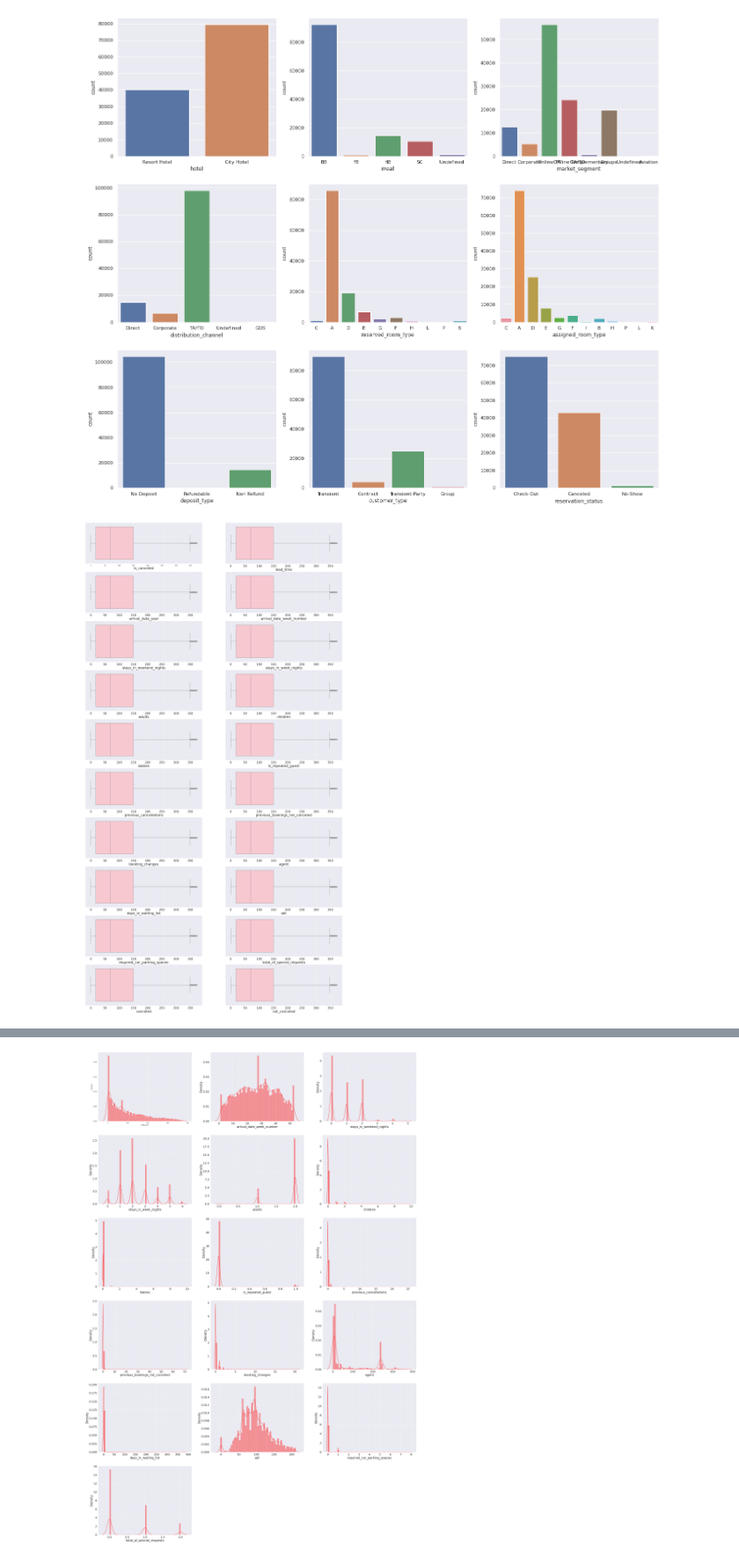
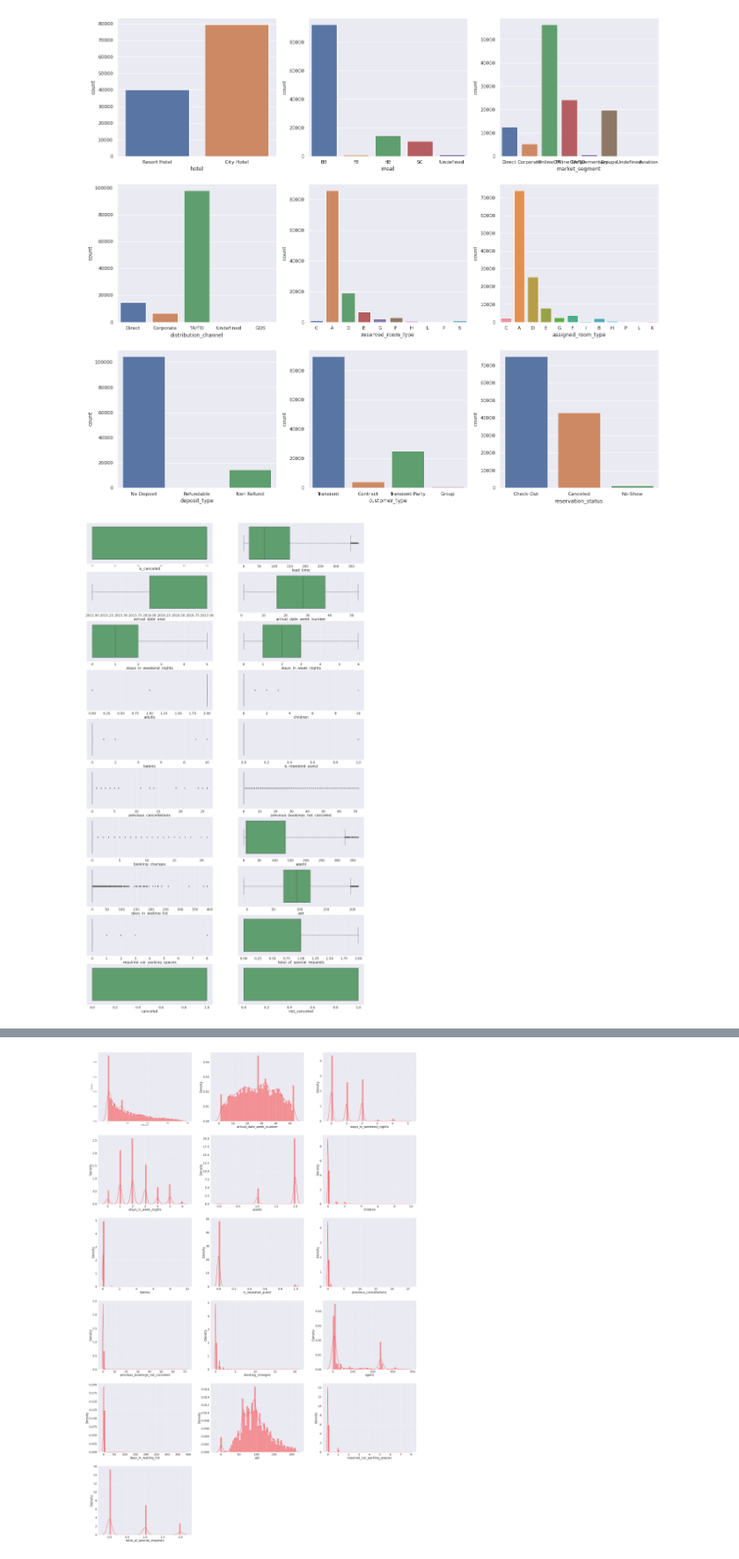
Before and after one commit to Sriharish19/EDA-Hotel-Booking-Capstone-Project-1, a Jupyter notebook: SH_Hotel_Booking_Capstone_Project.ipynb, the cells around one changed output, grey strips where cells are left out. Shown at 88% size. Drawn from its saved outputs; the diff is of its cells as text; code cells hidden in the pictures.

```diff
--- a/SH_Hotel_Booking_Capstone_Project.ipynb
+++ b/SH_Hotel_Booking_Capstone_Project.ipynb
@@ -274,16 +274,16 @@ for i in enumerate(lst_count):
 # %%
 # Box plot to detect the outliers
 
 lst_box = list(df.describe().columns)
-plt.figure(figsize = (30,65))
+plt.figure(figsize = (30,60))
 sns.set_theme()
 for i in enumerate(lst_box):
     plt.subplot(10, 2,i[0]+1)
     sns.set(font_scale = 2)
-    sns.boxplot(df["lead_time"],color='pink')
+    sns.boxplot(df[i[1]],color='g')
     plt.xlabel(i[1],fontsize=25)
 # %% [output]
-[figure, old version]
+[figure, new version]
 # %%
 # Outliers
 # Outliers treatment by replacing the outliers with median
```
Also changed, not shown: parts of 2 cells of this notebook.
